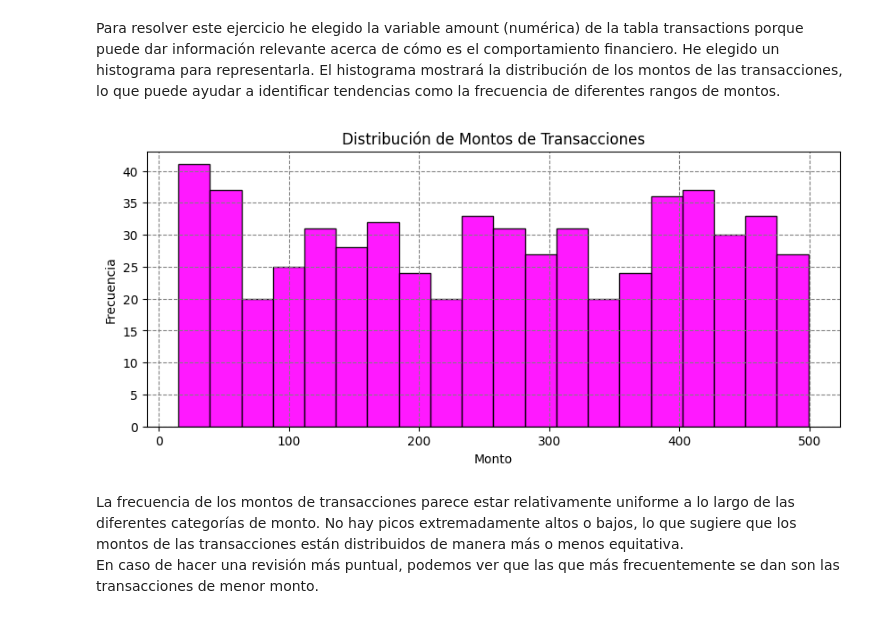
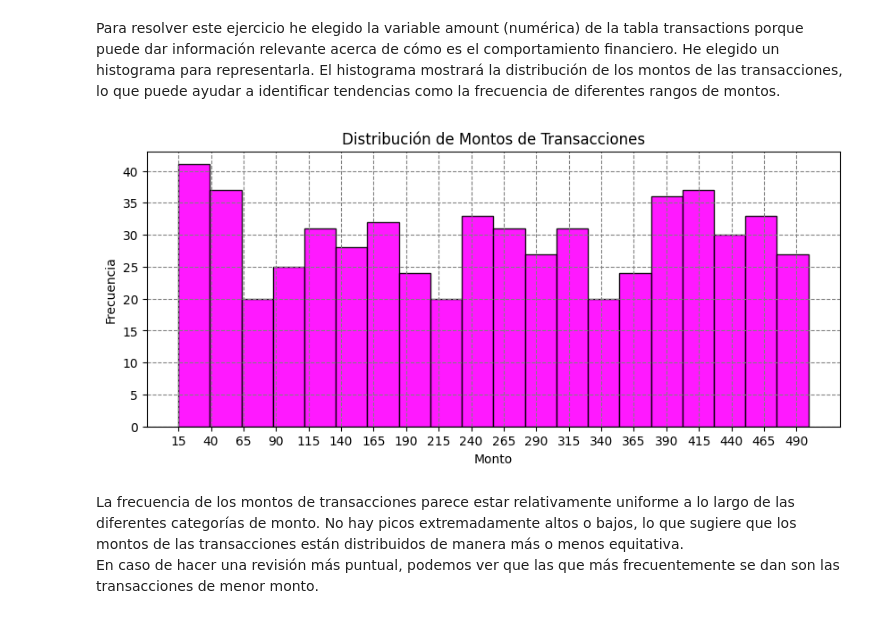
Before and after one commit to Cony-Zappala/curso_data_analyst_sprint_8, a Jupyter notebook: sprint 8.ipynb, the cells around one changed output. Saved outputs shown, nothing was run; the diff lists cells and outputs as text; code cells hidden in the pictures.

```diff
--- a/sprint 8.ipynb
+++ b/sprint 8.ipynb
@@ -72,14 +72,15 @@ El histograma mostrará la distribución de los montos de las transacciones, lo
 # %%
 plt.figure(figsize=(10, 4))
 plt.hist(df['transactions']['amount'], bins=20, edgecolor='k', color= "magenta", alpha=0.9)
 plt.title('Distribución de Montos de Transacciones')
 plt.xlabel('Monto')
 plt.ylabel('Frecuencia')
 plt.grid(True)
 plt.grid(linestyle = "dashed", color = "grey")
+plt.xticks(np.arange(min(df['transactions']['amount']), max(df['transactions']['amount'])+1,25))
 plt.show()
 # %% [output]
-[figure, old version]
+[figure, new version]
 # %% [markdown]
 La frecuencia de los montos de transacciones parece estar relativamente uniforme a lo largo de las diferentes categorías de monto. No hay picos extremadamente altos o bajos, lo que sugiere que los montos de las transacciones están distribuidos de manera más o menos equitativa.
 En caso de hacer una revisión más puntual, podemos ver que las que más frecuentemente se dan son las transacciones de menor monto.
```
Also changed, not shown: parts of 8 cells of this notebook.
